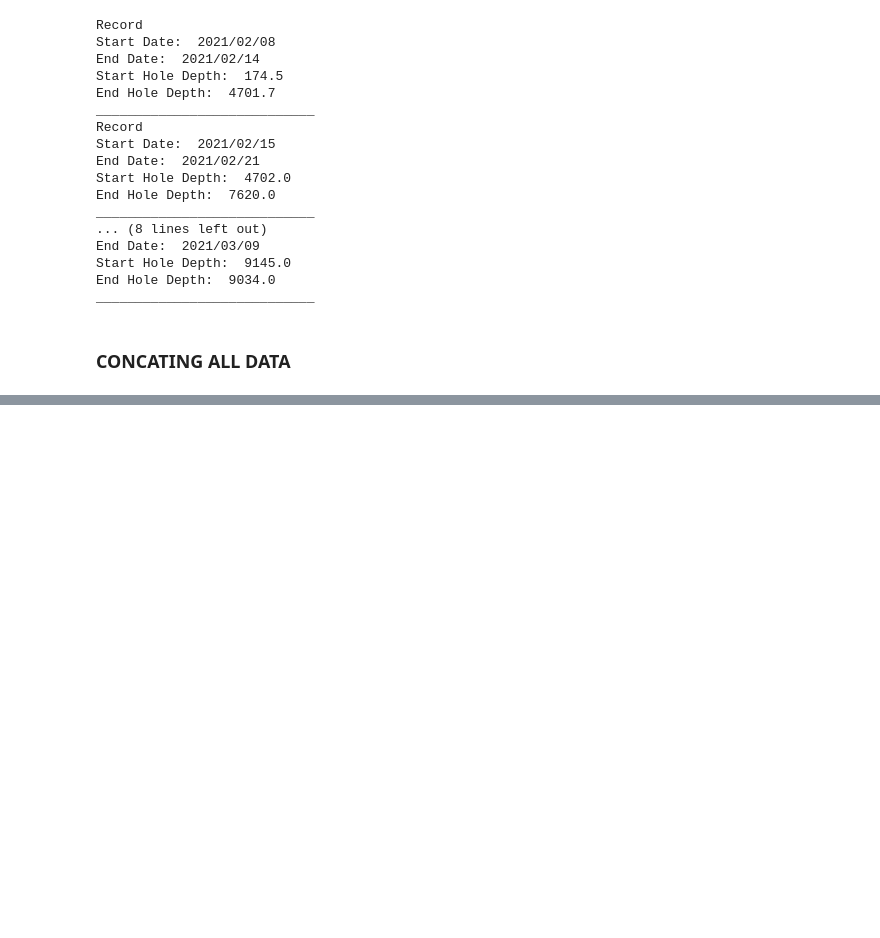
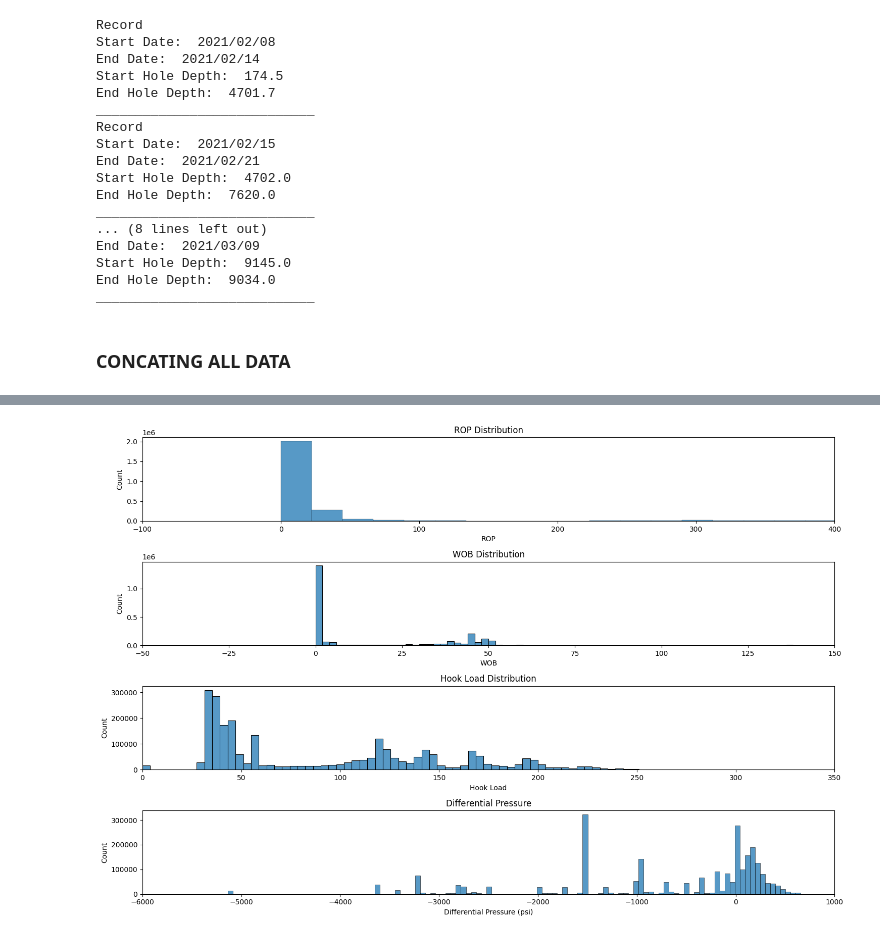
Before and after one commit to Vagif-Aliyev/MSE_Optimization, a Jupyter notebook: Drilling Data EDA.ipynb, the cells around one changed output, grey strips where cells are left out. Saved outputs shown, nothing was run; the diff lists cells and outputs as text; code cells hidden in the pictures; blank space fills up the shorter version.

Commit message:
Data Cleaning

```diff
--- a/Drilling Data EDA.ipynb
+++ b/Drilling Data EDA.ipynb
@@ -160,0 +177,2 @@ df.describe().T
+# %%
+df[possible_zero_minimum_columns]=df[possible_zero_minimum_columns].replace(-999.25, 0)
@@ -160,0 +199,29 @@ df.describe().T
+# %%
+%%time
+
+fig, axes = plt.subplots(4, 1, figsize=(15, 10))
+
+# Define the data
+data = df[["ROP", "WOB", "Hook Load", "Differential Pressure (psi)"]]
+
+# Plot each histogram and set individual x-limits
+sns.histplot(data=data, x="ROP", ax=axes[0], bins=500, edgecolor="black")
+axes[0].set_xlim(-100, 400)
+axes[0].set_title("ROP Distribution")
+
+sns.histplot(data=data, x="WOB", ax=axes[1], bins=200, binwidth=2, edgecolor="black")
+axes[1].set_xlim(-50, 150)
+axes[1].set_title("WOB Distribution")
+
+sns.histplot(data=data, x="Hook Load", ax=axes[2], bins=100, edgecolor="black")
+axes[2].set_xlim(0, 350)
+axes[2].set_title("Hook Load Distribution")
+
+sns.histplot(data=data, x="Differential Pressure (psi)", ax=axes[3], bins=200, edgecolor="black")
+axes[3].set_xlim(-6000, 1000)
+axes[3].set_title("Differential Pressure")
+
+plt.tight_layout()
+plt.show()
+# %% [output]
+[figure, added]
```
Also changed, not shown: parts of 21 cells of this notebook.
